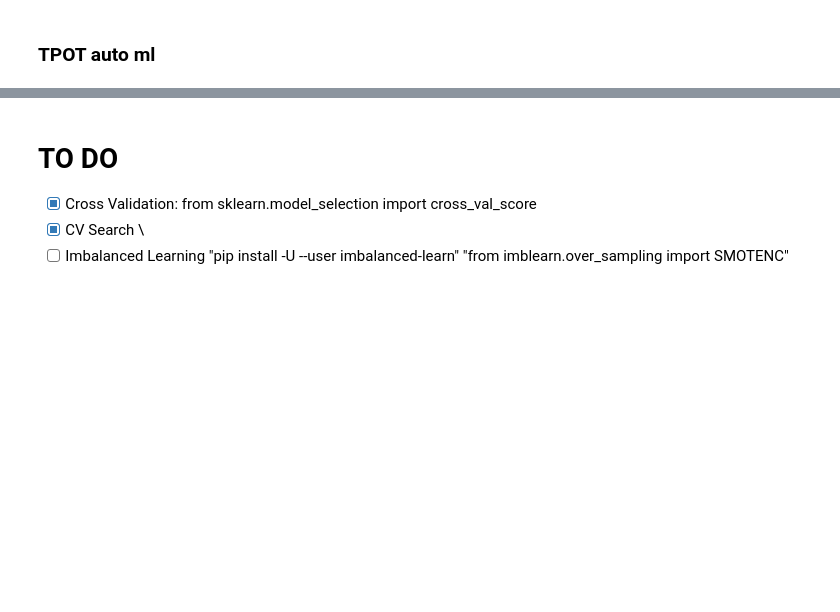
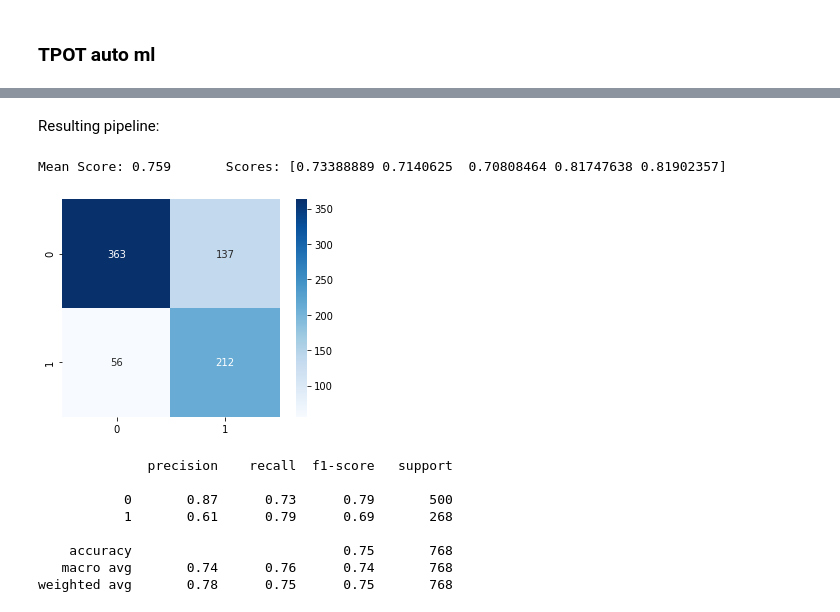
Before and after one commit to moesmatheus/Analise-Preditiva-Avancada-MBA, a Jupyter notebook: Modelo.ipynb, the cells around one changed output, grey strips where cells are left out. Saved outputs shown, nothing was run; the diff lists cells and outputs as text; code cells hidden in the pictures; blank space fills up the shorter version.

```diff
--- a/Modelo.ipynb
+++ b/Modelo.ipynb
@@ -315,8 +433,54 @@ tpot = TPOTClassifier(scoring = 'balanced_accuracy',
 tp_fit = tpot.fit(features, labels)
 
 tpot.export('diabetes_pipeline.py')
-# %% [markdown]
-# TO DO
-- [x] Cross Validation: from sklearn.model_selection import cross_val_score
-- [x] CV Search \
-- [ ] Imbalanced Learning "pip install -U --user imbalanced-learn" "from imblearn.over_sampling import SMOTENC"
+# %% [markdown]
+Resulting pipeline:
+# %%
+import numpy as np
+import pandas as pd
+from sklearn.decomposition import FastICA, PCA
+from sklearn.feature_selection import SelectFwe, VarianceThreshold, f_classif
+from sklearn.linear_model import SGDClassifier
+from sklearn.model_selection import train_test_split
+from sklearn.pipeline import make_pipeline
+from sklearn.preprocessing import MaxAbsScaler
+
+# Average CV score on the training set was: 0.7709182389937107
+tpot_pipeline = make_pipeline(
+    PCA(iterated_power=6, svd_solver="randomized"),
+    SelectFwe(score_func=f_classif, alpha=0.034),
+    VarianceThreshold(threshold=0.0005),
+    MaxAbsScaler(),
+    FastICA(tol=0.8),
+    SGDClassifier(alpha=0.001, eta0=0.01, fit_intercept=False, l1_ratio=1.0, learning_rate="invscaling", loss="hinge", penalty="elasticnet", power_t=0.5)
+)
+# %%
+score = cross_val_score(tpot_pipeline, features, labels, cv = cv,
+                         scoring = 'balanced_accuracy', fit_params = fit_params[i]
+                        )
+scores[i] = {'mean': np.mean(score), 'all': score}
+
+print(f'Mean Score: {np.mean(score):.3f}\tScores: {score}\n')
+# %% [output]
+Mean Score: 0.759       Scores: [0.73388889 0.7140625  0.70808464 0.81747638 0.81902357]
+# %%
+pred = cross_val_predict(tpot_pipeline, features, labels)
+
+sns.heatmap(
+    confusion_matrix(labels, pred),
+    cmap="Blues", square=True, annot = True, fmt = '.0f'
+)
+
+plt.show()
+
+print(classification_report(labels, pred))
+# %% [output]
+[figure, added]
+              precision    recall  f1-score   support
+
+           0       0.87      0.73      0.79       500
+           1       0.61      0.79      0.69       268
+
+    accuracy                           0.75       768
+   macro avg       0.74      0.76      0.74       768
+weighted avg       0.78      0.75      0.75       768
```
Also changed, not shown: parts of 20 cells of this notebook, 2 other files.
